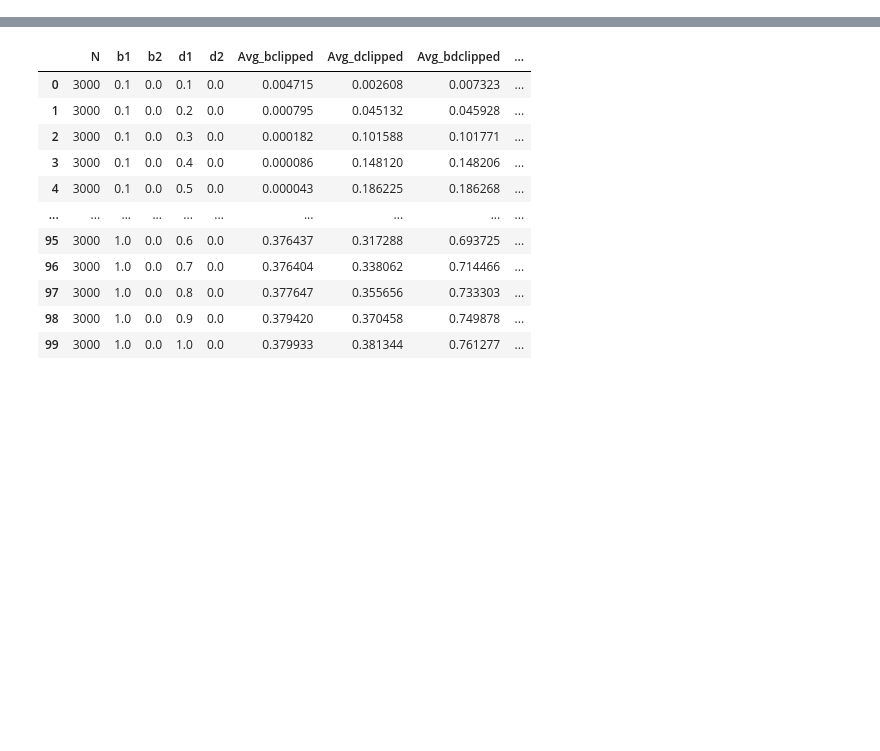
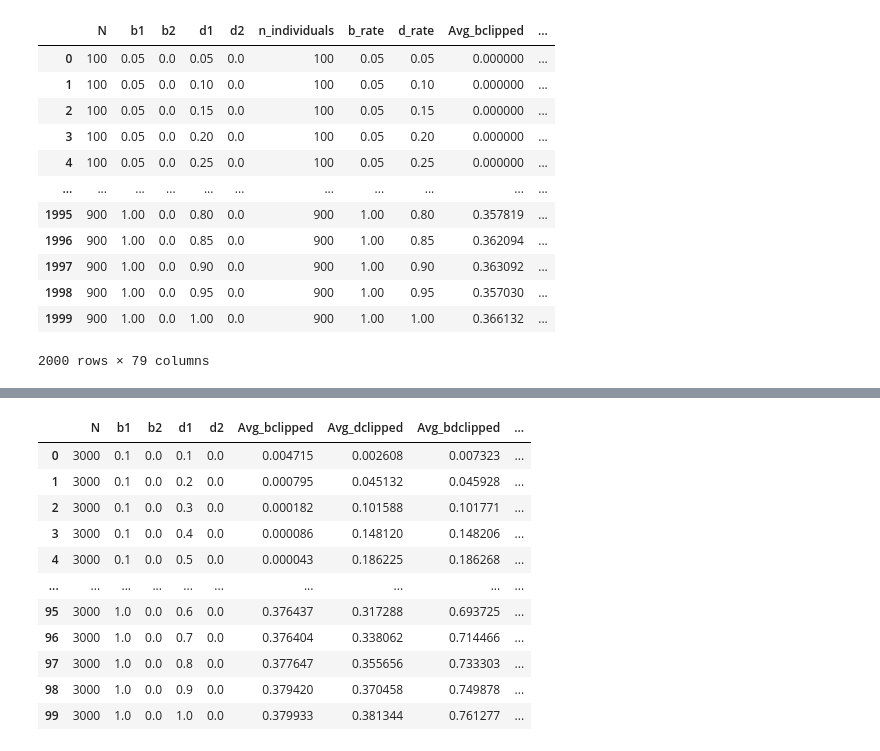
Before and after one commit to Abol-NH3/Fitness_Waves, a Jupyter notebook: notebooks/Heatmaps.ipynb, the cells around one changed output, grey strips where cells are left out. Cells and saved outputs as stored; diff of their text form; code cells hidden in the pictures; blank space fills up the shorter version.

```diff
--- a/notebooks/Heatmaps.ipynb
+++ b/notebooks/Heatmaps.ipynb
@@ -614,3 +614,29 @@ def dattonpy(nansa, nlist, blist, dlist, tmax, transient, t_lag, base_dir):
 
     ALL_Theo_M_dot2 = np.memmap(os.path.join(base_dir, "ALL_Theo_M_dot2.dat"), dtype='float64', mode='r', shape=shape)
     np.save(os.path.join(base_dir, f"ALL_Theo_M_dot2.npy"), ALL_Theo_M_dot2)
+# %%
+nlist=np.array([100,1000,200])
+blist=np.array([0,1.001 ,0.025])
+dlist=np.array([0,1.001 ,0.025])
+tmax = 305
+transient = np.array([1, 5])            # transient[0]=0 skips transient[1] percent; transient[0]=1 skips transient[1] unit times
+t_lag = 0.01                            # time interval between saved results, measured in unit time
+save_dir=f"C:/Results/FitnessWaves/Pres_N({nlist[0]},{nlist[1]},{nlist[2]})_b({blist[0]},{blist[1]},{blist[2]})_d({dlist[0]},{dlist[1]},{dlist[2]})_tmax({tmax})_tlag({t_lag})_transient{int(transient[0]),int(transient[1])}"
+
+df = pd.read_csv(os.path.join(save_dir, "ALL_summaries.csv"))
+df = df.sort_values(["N", "b1","b2", "d1", "d2"]).reset_index(drop=True)
+df
+# %% [output]
+|  | N | b1 | b2 | d1 | d2 | n_individuals | b_rate | d_rate | Avg_bclipped | ... |
+| 0 | 100 | 0.05 | 0.0 | 0.05 | 0.0 | 100 | 0.05 | 0.05 | 0.000000 | ... |
+| 1 | 100 | 0.05 | 0.0 | 0.10 | 0.0 | 100 | 0.05 | 0.10 | 0.000000 | ... |
+| 2 | 100 | 0.05 | 0.0 | 0.15 | 0.0 | 100 | 0.05 | 0.15 | 0.000000 | ... |
+| 3 | 100 | 0.05 | 0.0 | 0.20 | 0.0 | 100 | 0.05 | 0.20 | 0.000000 | ... |
+| 4 | 100 | 0.05 | 0.0 | 0.25 | 0.0 | 100 | 0.05 | 0.25 | 0.000000 | ... |
+| ... | ... | ... | ... | ... | ... | ... | ... | ... | ... | ... |
+| 1995 | 900 | 1.00 | 0.0 | 0.80 | 0.0 | 900 | 1.00 | 0.80 | 0.357819 | ... |
+| 1996 | 900 | 1.00 | 0.0 | 0.85 | 0.0 | 900 | 1.00 | 0.85 | 0.362094 | ... |
+| 1997 | 900 | 1.00 | 0.0 | 0.90 | 0.0 | 900 | 1.00 | 0.90 | 0.363092 | ... |
+| 1998 | 900 | 1.00 | 0.0 | 0.95 | 0.0 | 900 | 1.00 | 0.95 | 0.357030 | ... |
+| 1999 | 900 | 1.00 | 0.0 | 1.00 | 0.0 | 900 | 1.00 | 1.00 | 0.366132 | ... |
+2000 rows × 79 columns
```
Also changed, not shown: parts of 4 cells of this notebook, 24 other files.
